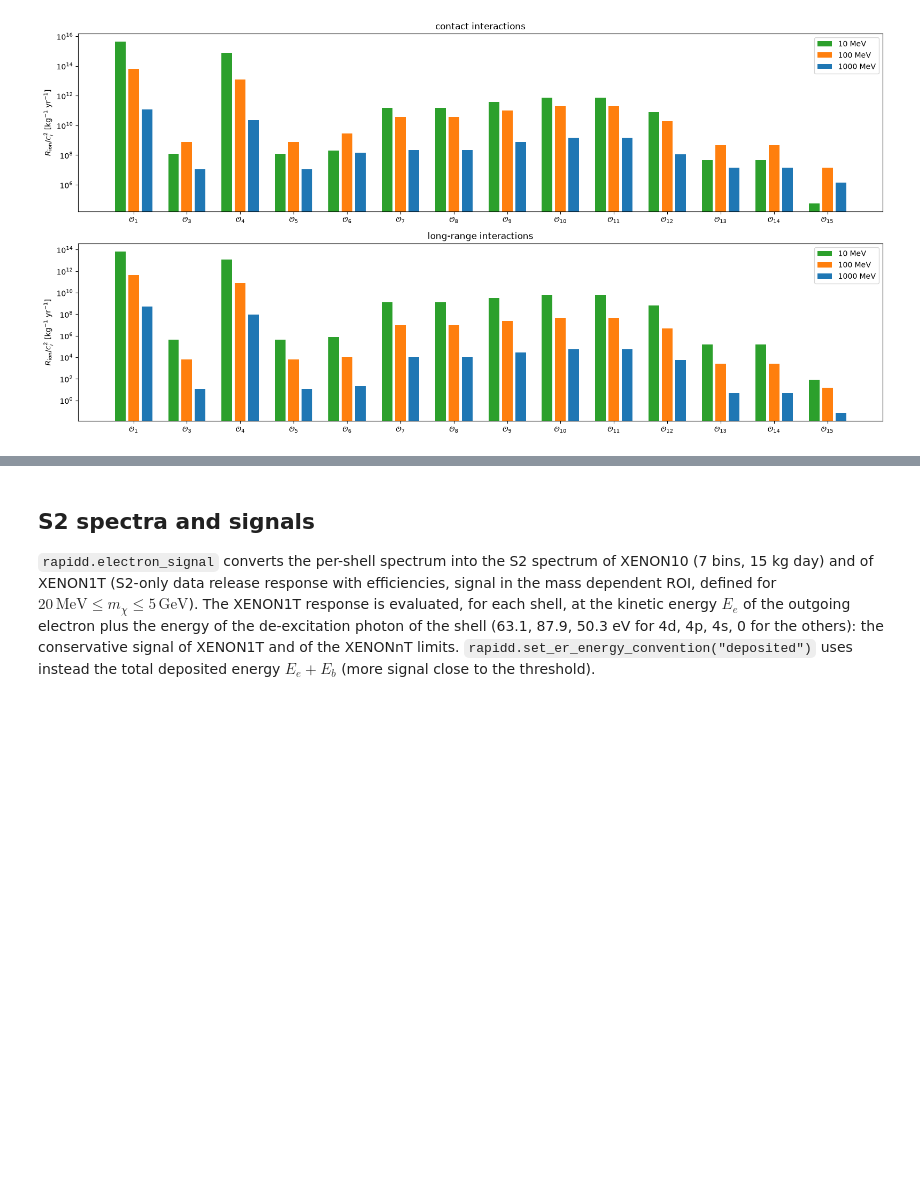
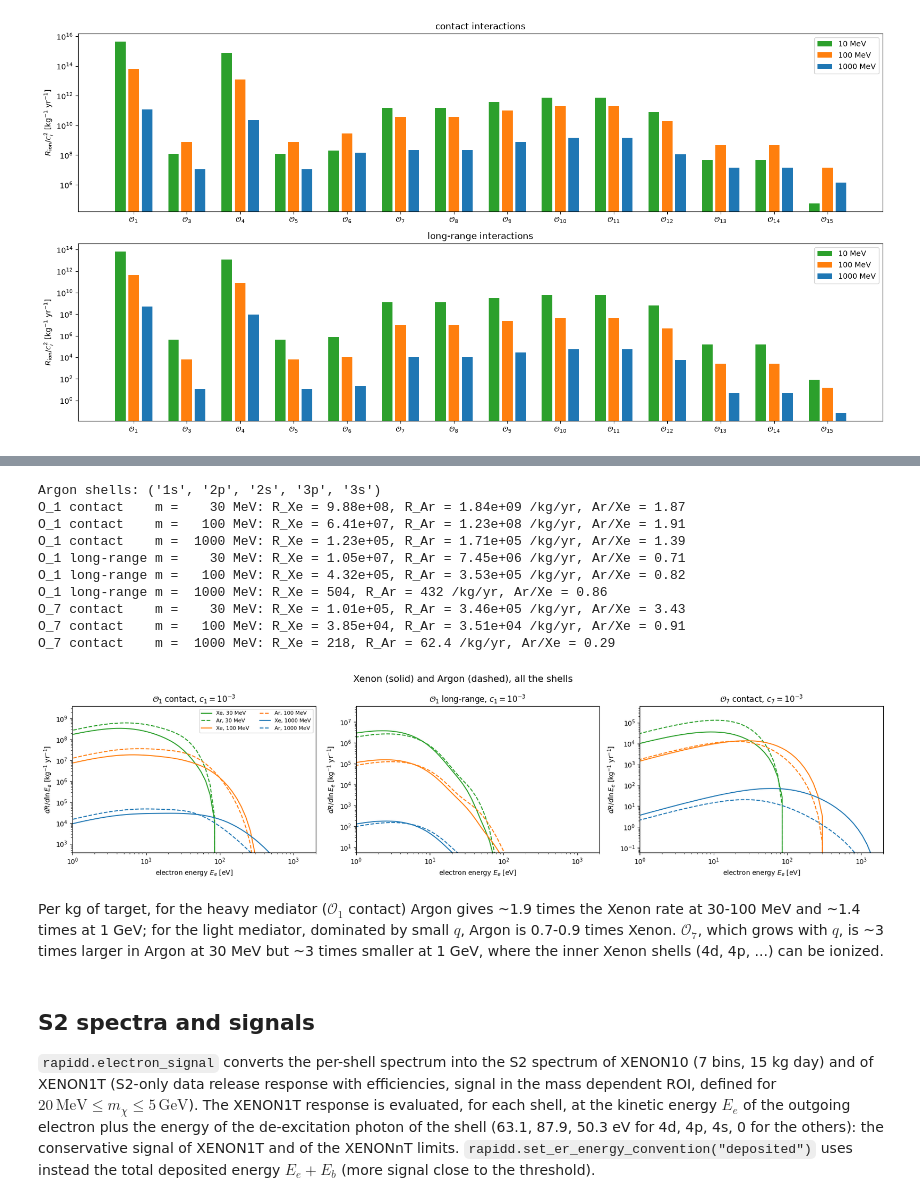
Before and after one commit to cheekyparticle/RAPIDD_for_DM, a Jupyter notebook: examples/evaluate_ER_rates.ipynb, the cells around one changed output, grey strips where cells are left out. Saved outputs shown, nothing was run; the diff lists cells and outputs as text; code cells hidden in the pictures; blank space fills up the shorter version.

```diff
--- a/examples/evaluate_ER_rates.ipynb
+++ b/examples/evaluate_ER_rates.ipynb
@@ -169,3 +226,51 @@ plt.show()
+# %%
+rapidd.read_atomic_responses(target="Ar")  # W_1 ... W_4 of the 5 Argon shells (kept apart from Xenon)
+print('Argon shells:', rapidd.AR_SHELLS)
+
+# a few couplings: dark photon with heavy and light mediator (c_1), and O_7 (depends on v_el^perp)
+cases = [(1, 'contact'), (1, 'long-range'), (7, 'contact')]
+target_masses = {0.03: 'tab:green', 0.1: 'tab:orange', 1.0: 'tab:blue'}  # GeV
+targets = {'Xe': '-', 'Ar': '--'}
+
+fig, axes = plt.subplots(1, 3, figsize=(18, 4.5))
+for ax, (i, inter) in zip(axes, cases):
+    for m_chi, color in target_masses.items():
+        R = {}
+        for target, ls in targets.items():
+            rapidd.reset_coefficients()
+            rapidd.set_any_Ecoeff(1e-3, i, interaction=inter)
+            r = rapidd.difrate_electron(rhoDM, m_chi, jchi, target=target)
+            R[target] = rapidd.total_rate_electron(None, None, rate=r) * YR
+            ax.plot(r['E'] * 1e3, r['dRdlnE'] * YR, ls=ls, color=color,
+                    label=f'{target}, {m_chi*1e3:g} MeV')
+        print(f'O_{i} {inter:10s} m = {m_chi*1e3:5g} MeV: R_Xe = {R["Xe"]:.3g}, R_Ar = {R["Ar"]:.3g} /kg/yr, '
+              f'Ar/Xe = {R["Ar"]/R["Xe"]:.2f}')
+    ax.set_xscale('log')
+    ax.set_yscale('log')
+    ax.set_xlim(1, 2e3)
+    ymax = ax.get_ylim()[1]
+    ax.set_ylim(ymax * 1e-7, ymax)
+    ax.set_xlabel('electron energy $E_e$ [eV]')
+    ax.set_ylabel(r'$dR/d\ln E_e$ [kg$^{-1}$ yr$^{-1}$]')
+    ax.set_title(rf'$\mathcal{{O}}_{{{i}}}$ {inter}, $c_{{{i}}} = 10^{{-3}}$')
+axes[0].legend(ncol=2, fontsize=8)
+plt.suptitle('Xenon (solid) and Argon (dashed), all the shells', fontsize=14)
+plt.tight_layout()
+plt.show()
+# %% [output]
+Argon shells: ('1s', '2p', '2s', '3p', '3s')
+O_1 contact    m =    30 MeV: R_Xe = 9.88e+08, R_Ar = 1.84e+09 /kg/yr, Ar/Xe = 1.87
+O_1 contact    m =   100 MeV: R_Xe = 6.41e+07, R_Ar = 1.23e+08 /kg/yr, Ar/Xe = 1.91
+O_1 contact    m =  1000 MeV: R_Xe = 1.23e+05, R_Ar = 1.71e+05 /kg/yr, Ar/Xe = 1.39
+O_1 long-range m =    30 MeV: R_Xe = 1.05e+07, R_Ar = 7.45e+06 /kg/yr, Ar/Xe = 0.71
+O_1 long-range m =   100 MeV: R_Xe = 4.32e+05, R_Ar = 3.53e+05 /kg/yr, Ar/Xe = 0.82
+O_1 long-range m =  1000 MeV: R_Xe = 504, R_Ar = 432 /kg/yr, Ar/Xe = 0.86
+O_7 contact    m =    30 MeV: R_Xe = 1.01e+05, R_Ar = 3.46e+05 /kg/yr, Ar/Xe = 3.43
+O_7 contact    m =   100 MeV: R_Xe = 3.85e+04, R_Ar = 3.51e+04 /kg/yr, Ar/Xe = 0.91
+O_7 contact    m =  1000 MeV: R_Xe = 218, R_Ar = 62.4 /kg/yr, Ar/Xe = 0.29
+[figure, added]
+# %% [markdown]
+Per kg of target, for the heavy mediator ($\mathcal{O}_1$ contact) Argon gives ~1.9 times the Xenon rate at 30-100 MeV and ~1.4 times at 1 GeV; for the light mediator, dominated by small $q$, Argon is 0.7-0.9 times Xenon. $\mathcal{O}_7$, which grows with $q$, is ~3 times larger in Argon at 30 MeV but ~3 times smaller at 1 GeV, where the inner Xenon shells (4d, 4p, ...) can be ionized.
 # %% [markdown]
 ## S2 spectra and signals
 `rapidd.electron_signal` converts the per-shell spectrum into the S2 spectrum of XENON10 (7 bins, 15 kg day) and of
```
Also changed, not shown: parts of 4 cells of this notebook.
